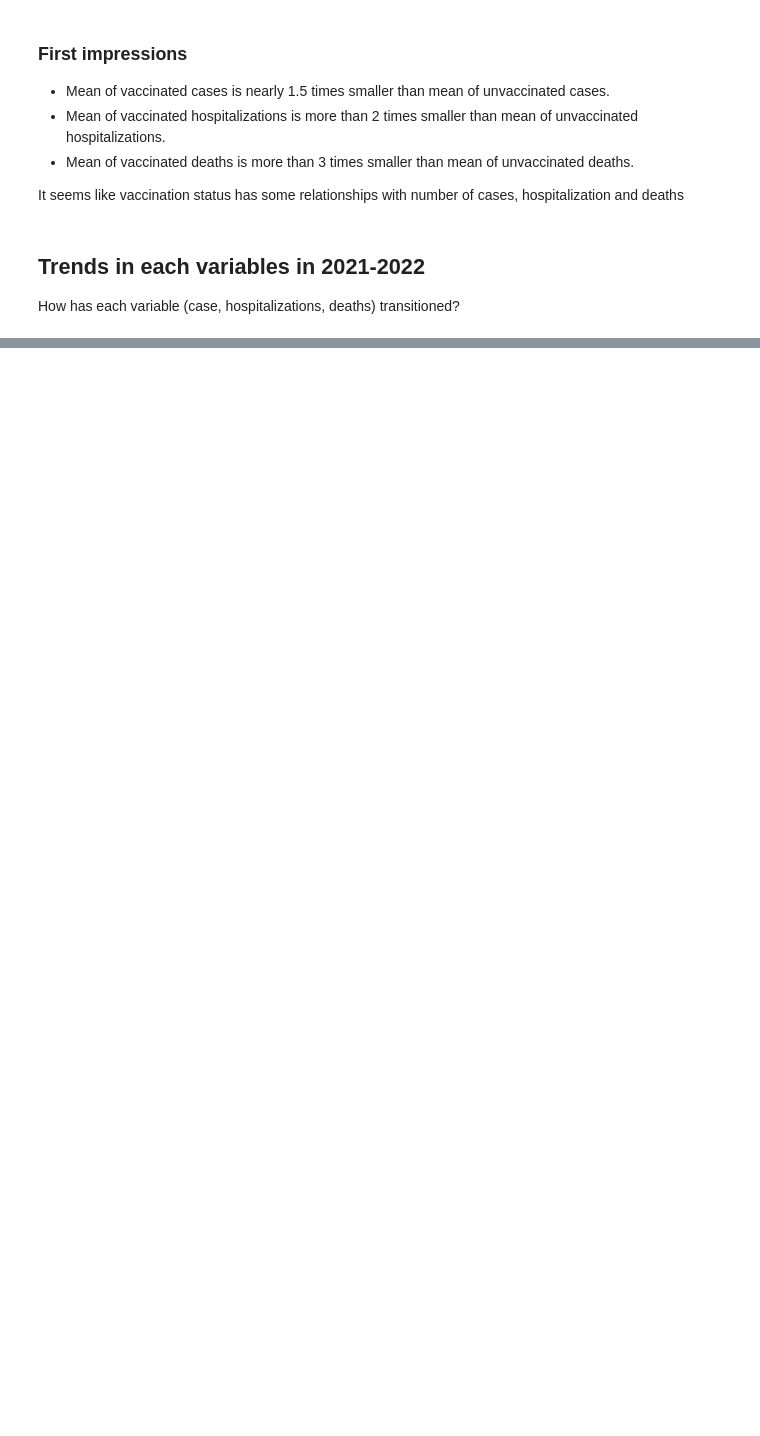
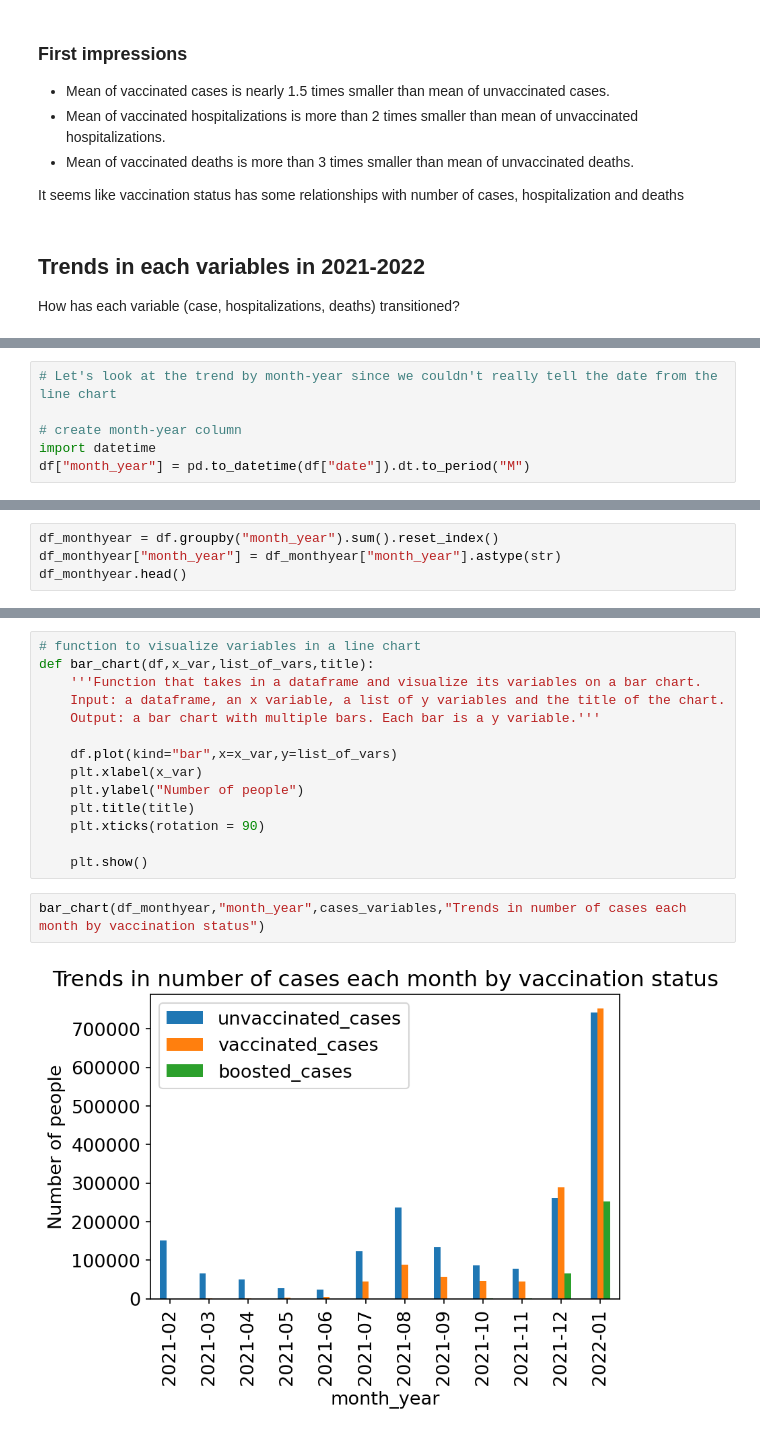
Before and after one commit to midori256/COVID19_Post_Vaccination_California, a Jupyter notebook: data_analysis.ipynb, the cells around one changed output, grey strips where cells are left out. Drawn from its saved outputs; the diff is of its cells as text; blank space fills up the shorter version.

```diff
--- a/data_analysis.ipynb
+++ b/data_analysis.ipynb
@@ -169,0 +195,6 @@ line_chart(df,"date",cases_variables)
+# %%
+# Let's look at the trend by month-year since we couldn't really tell the date from the line chart
+
+# create month-year column
+import datetime
+df["month_year"] = pd.to_datetime(df["date"]).dt.to_period("M")
@@ -169,0 +210,4 @@ line_chart(df,"date",cases_variables)
+# %%
+df_monthyear = df.groupby("month_year").sum().reset_index()
+df_monthyear["month_year"] = df_monthyear["month_year"].astype(str)
+df_monthyear.head()
@@ -169,0 +222,18 @@ line_chart(df,"date",cases_variables)
+# %%
+# function to visualize variables in a line chart
+def bar_chart(df,x_var,list_of_vars,title):
+    '''Function that takes in a dataframe and visualize its variables on a bar chart.
+    Input: a dataframe, an x variable, a list of y variables and the title of the chart.
+    Output: a bar chart with multiple bars. Each bar is a y variable.'''
+
+    df.plot(kind="bar",x=x_var,y=list_of_vars)
+    plt.xlabel(x_var)
+    plt.ylabel("Number of people")
+    plt.title(title)
+    plt.xticks(rotation = 90)
+
+    plt.show()
+# %%
+bar_chart(df_monthyear,"month_year",cases_variables,"Trends in number of cases each month by vaccination status")
+# %% [output]
+[figure, added]
```
Also changed, not shown: parts of 13 cells of this notebook.
